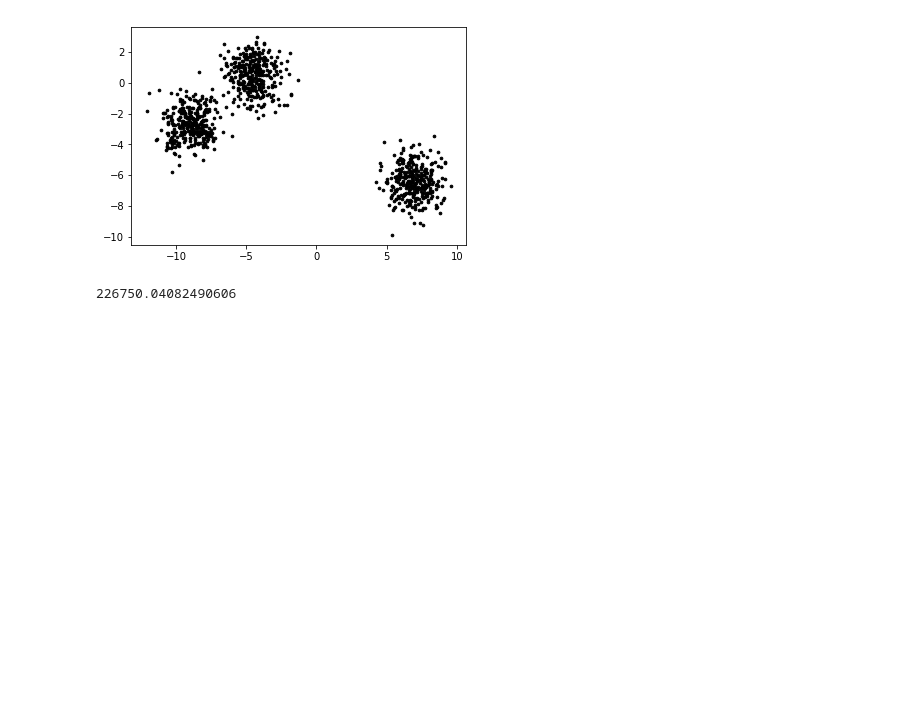
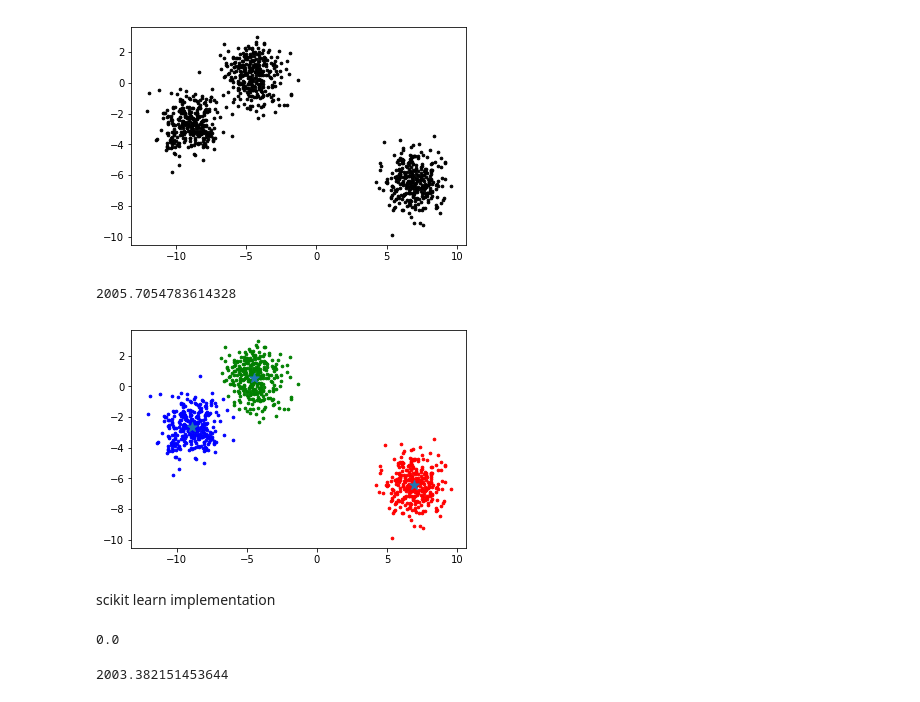
Before and after one commit to datascience-mobi/group-01-project-4-1, a Jupyter notebook: kmeans/quality comparison.ipynb, the cells around one changed output. Cells and saved outputs as stored; diff of their text form; code cells hidden in the pictures; blank space fills up the shorter version.

```diff
--- a/kmeans/quality comparison.ipynb
+++ b/kmeans/quality comparison.ipynb
@@ -40,47 +42,56 @@ X = np.array(list(zip(f1, f2)))
 # %% [output]
 [figure]
 # %%
-k=2
+k=3
 
 Indecies_centroid = np.random.choice(n_samples,size=k) # for initialization we choose some random datapoint in order to avoid that no data points were assigned to random centroid
 
 
 C=X[Indecies_centroid]
 
 clusters = np.zeros(len(X))
 C_old = np.zeros(C.shape)
 error = dist(C, C_old) # Konvergenz
 
 
 while error.all() != 0:
 
     for i in range(len(X)):
             distances = dist(C,[X[i]])
             cluster = np.argmin(distances)
             clusters[i] = cluster
     C_old = deepcopy(C)
     for i in range(k):
         points = [X[j] for j in range(len(X)) if clusters[j] == i]
         C[i] = np.mean(points, axis=0)
     error = dist(C, C_old)
 
-times_to_repeat = 10
-
-sum_WSS=0
-
-for i in range (times_to_repeat):
+colors = ['r', 'g', 'b', 'y', 'c', 'm']
+fig, ax = plt.subplots()
+for i in range(k):
+        points = np.array([X[j] for j in range(len(X)) if clusters[j] == i])
+        ax.scatter(points[:, 0], points[:, 1], s=7, c=colors[i])
+ax.scatter(C[:, 0], C[:, 1], marker='*', s=100)
 
 
-    for i in range(k):
-        points = np.array([X[j] for j in range(len(X)) if clusters[j] == i])
-        within_cluster_distances = dist(points,C[i])
-        within_cluster_sum_of_distances=within_cluster_distances.sum()
-        WSS=WSS+within_cluster_sum_of_distances
 
-    sum_WSS= sum_WSS+WSS
 
-own_k2= sum_WSS/times_to_repeat
+WSS=0
 
-print(own_k2)
+for j in range(len(X)):
+        # points = np.array([X[j])
+        WSS += dist(X[j],C[int(clusters[j])], ax = 0)**2
+        # print(within_cluster_distances)
+        # within_cluster_sum_of_distances=within_cluster_distances.sum()
+        # WSS=WSS+within_cluster_sum_of_distances
+
+print(WSS)
 # %% [output]
-226750.04082490606
+2005.7054783614328
+[figure, added]
+# %% [markdown]
+scikit learn implementation
+# %%
+clusters[1]
+# %% [output]
+0.0
@@ -86,0 +102,4 @@ print(own_k2)
+# %%
+kmeans.inertia_
+# %% [output]
+2003.382151453644
```
Also changed, not shown: parts of 7 cells of this notebook.
